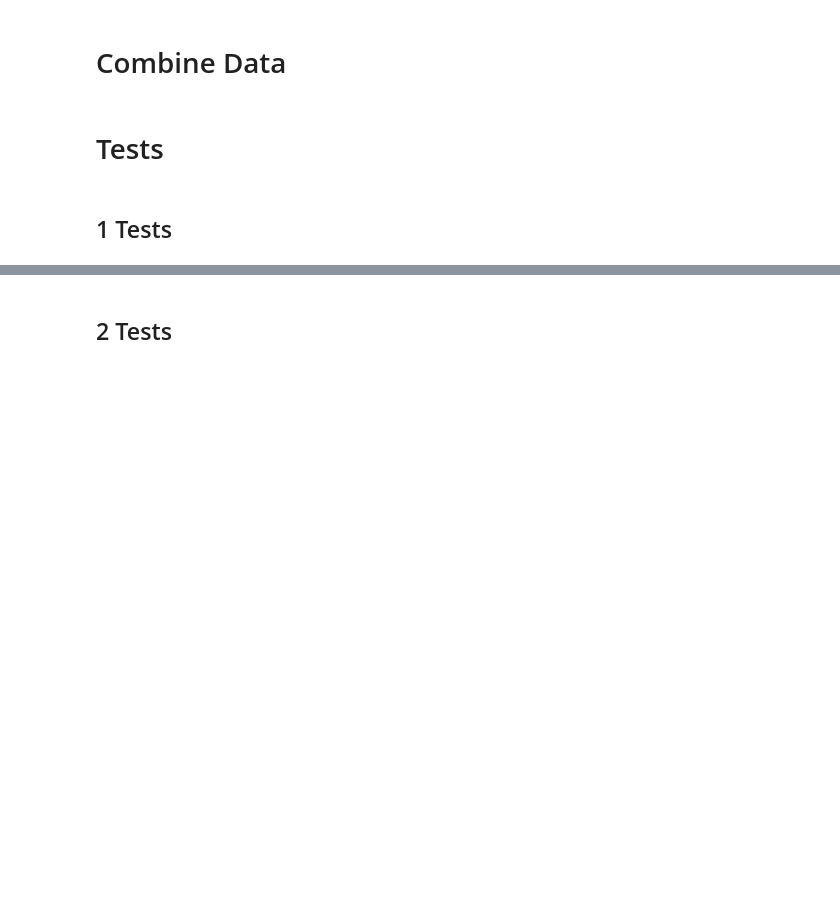
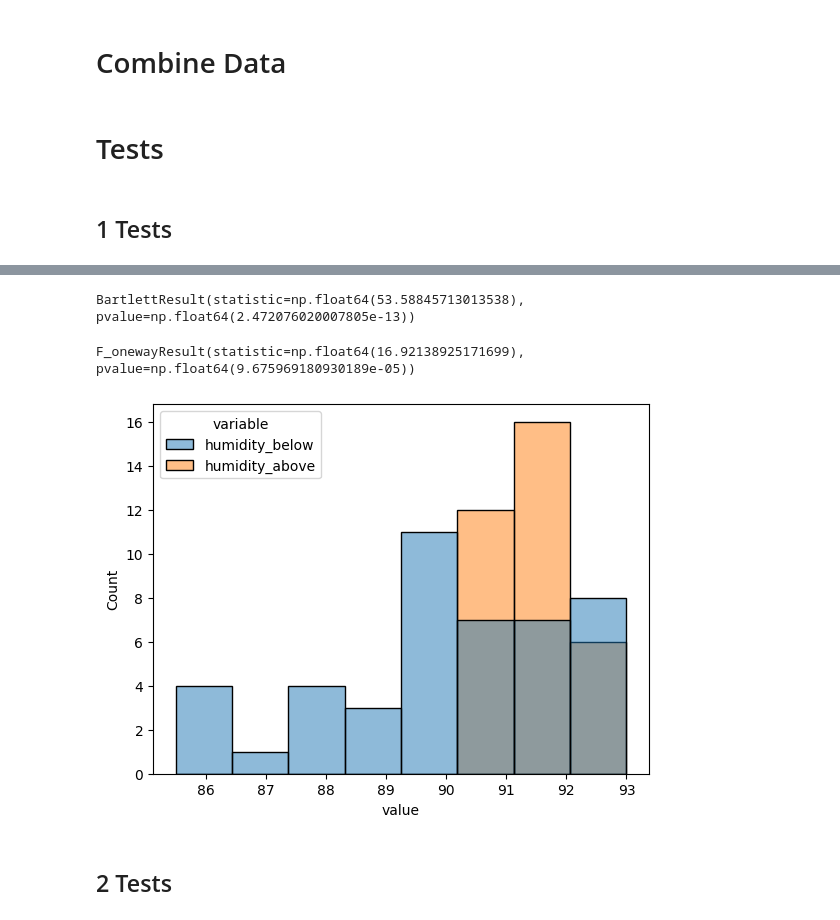
Before and after one commit to wstevick/SH-drone-sampling, a Jupyter notebook: analysis.ipynb, the cells around one changed output, grey strips where cells are left out. Drawn from its saved outputs; the diff is of its cells as text; code cells hidden in the pictures; blank space fills up the shorter version.

```diff
--- a/analysis.ipynb
+++ b/analysis.ipynb
@@ -102,9 +147,23 @@ sns.histplot(all_data.melt(value_vars=['soil_temperature', 'temp_below', 'temp_a
 # %%
-stats.bartlett(*all_data[['humidity_below', 'humidity_above']].values.T, nan_policy='omit')
+stats.bartlett(
+    *all_data[["humidity_below", "humidity_above"]].values.T, nan_policy="omit"
+)
+# %% [output]
+BartlettResult(statistic=np.float64(53.58845713013538), pvalue=np.float64(2.472076020007805e-13))
 # %%
-stats.f_oneway(*all_data[['humidity_below', 'humidity_above']].values.T, nan_policy='omit')
+stats.f_oneway(
+    *all_data[["humidity_below", "humidity_above"]].values.T, nan_policy="omit"
+)
+# %% [output]
+F_onewayResult(statistic=np.float64(16.92138925171699), pvalue=np.float64(9.675969180930189e-05))
 # %%
-sns.histplot(all_data.melt(value_vars=['humidity_below', 'humidity_above']), x='value', hue='variable');
+sns.histplot(
+    all_data.melt(value_vars=["humidity_below", "humidity_above"]),
+    x="value",
+    hue="variable",
+);
+# %% [output]
+[figure, added]
 # %% [markdown]
 ## 2 Tests
 # %%
```
Also changed, not shown: parts of 36 cells of this notebook, 3 other files.
